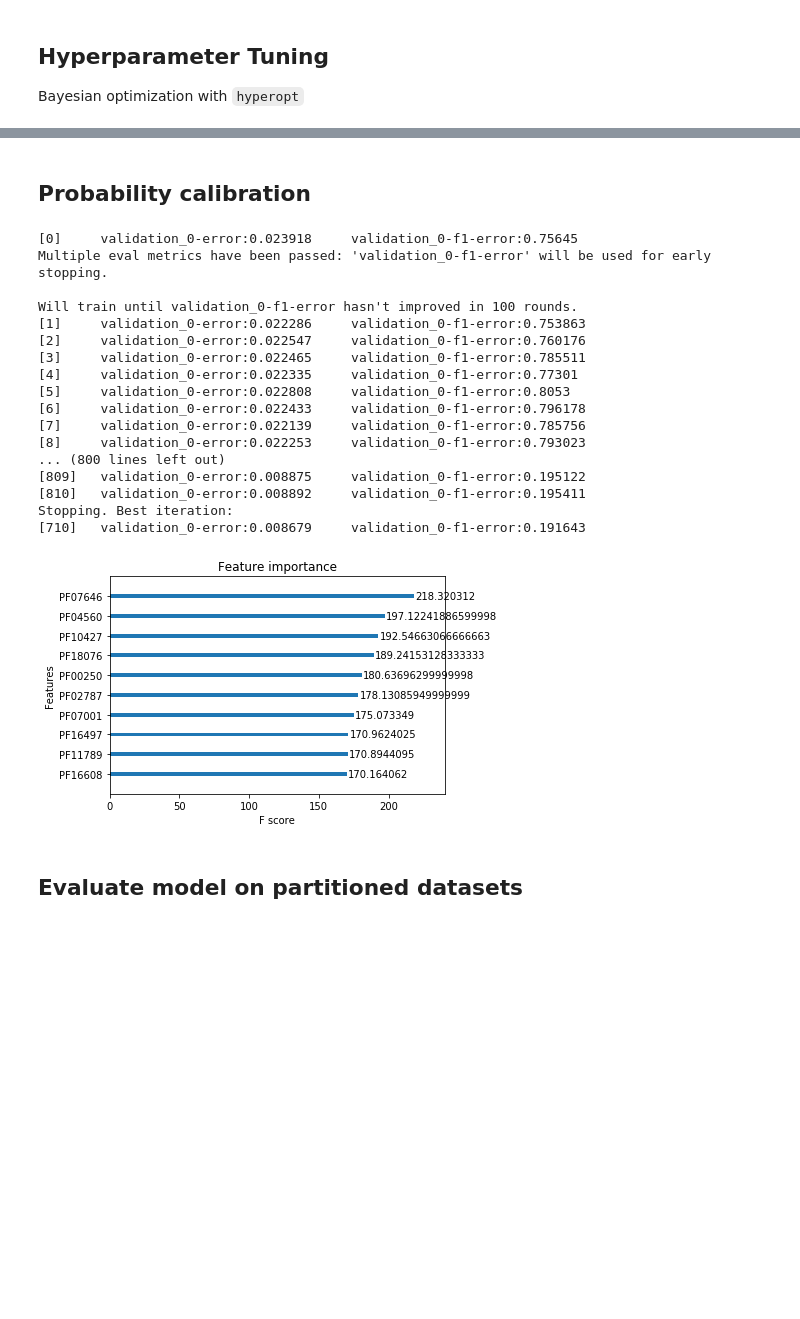
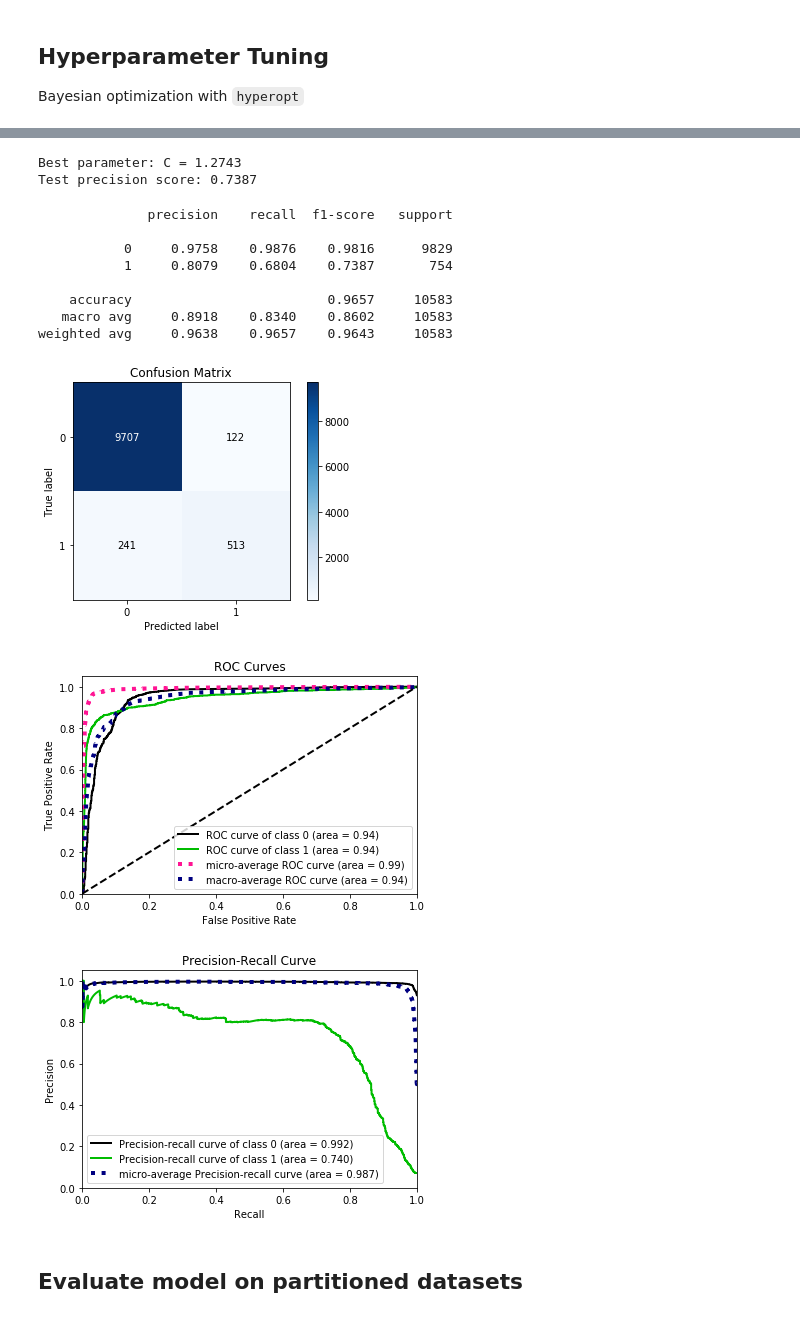
Before and after one commit to reinhartg/HP-PPI-prediction, a Jupyter notebook: codes/4. Classifier Training.ipynb, the cells around one changed output, grey strips where cells are left out. Saved outputs shown, nothing was run; the diff lists cells and outputs as text; code cells hidden in the pictures; blank space fills up the shorter version.

Commit message:
Replaced classifier training notebook with the logistic regression one

```diff
--- a/codes/4. Classifier Training.ipynb
+++ b/codes/4. Classifier Training.ipynb
@@ -61,12 +62,9 @@ pathogens = ['Bacan', 'Yerpe', 'Fratu']
 X, y = get_dataset(pathogens)
 print('Loaded %i samples with %i features' % X.shape)
 
-# Split into training and testing sets
-X_train, X_valid, y_train, y_valid = train_test_split(X, y, train_size=0.8,
-                                                      stratify=y, random_state=SEED)
-
-# Set up base classifier
-clf = XGBClassifier(n_estimators=4000, random_state=SEED, n_jobs=6)
+# Split data for training and testing
+X_train, X_test, y_train, y_test = train_test_split(X, y, test_size = 0.1, stratify=y,
+                                                    random_state=SEED)
 # %% [output]
 Loaded 105822 samples with 4456 features
 # %% [markdown]
@@ -144,39 +74,44 @@ for param in param_space.keys():
-# %% [markdown]
-## Probability calibration
 # %%
-# Train with validation
-_ = clf.fit(X_train, y_train, eval_set=[(X_valid, y_valid)],
-            eval_metric=f1_eval, early_stopping_rounds=100,
-            verbose=1)
+# Built-in logistic regression tuning with CV
+Cs = np.logspace(-2, 2, 20)
+clf = LogisticRegressionCV(Cs=Cs, penalty='l2', solver='lbfgs',
+                           cv=5, scoring='f1', max_iter=2000,
+                           n_jobs=5, random_state=SEED)
+
+_ = clf.fit(X_train, y_train)
 
 # Dump model as pickle
 _ = joblib.dump(clf, 'best_model.pkl')
-# %% [output]
-[0]     validation_0-error:0.023918     validation_0-f1-error:0.75645
-Multiple eval metrics have been passed: 'validation_0-f1-error' will be used for early stopping.
-
-Will train until validation_0-f1-error hasn't improved in 100 rounds.
-[1]     validation_0-error:0.022286     validation_0-f1-error:0.753863
-[2]     validation_0-error:0.022547     validation_0-f1-error:0.760176
-[3]     validation_0-error:0.022465     validation_0-f1-error:0.785511
-[4]     validation_0-error:0.022335     validation_0-f1-error:0.77301
-[5]     validation_0-error:0.022808     validation_0-f1-error:0.8053
-[6]     validation_0-error:0.022433     validation_0-f1-error:0.796178
-[7]     validation_0-error:0.022139     validation_0-f1-error:0.785756
-[8]     validation_0-error:0.022253     validation_0-f1-error:0.793023
-... (800 lines left out)
-[809]   validation_0-error:0.008875     validation_0-f1-error:0.195122
-[810]   validation_0-error:0.008892     validation_0-f1-error:0.195411
-Stopping. Best iteration:
-[710]   validation_0-error:0.008679     validation_0-f1-error:0.191643
-# %%
-# Examine parameter importance
-## Assign feature names
-pfam = joblib.load('pfam.pkl')[1]
-
-clf.get_booster().feature_names = pfam
-_ = plot_importance(clf.get_booster(), importance_type='gain', max_num_features=10, grid=False)
-# %% [output]
-[figure, removed]
+# %%
+# Examine model parameter
+print('Best parameter: C = %.4f' % clf.C_)
+print('Test precision score: %.4f' % clf.score(X_test, y_test))
+# %% [output]
+Best parameter: C = 1.2743
+Test precision score: 0.7387
+# %%
+# Evaluate model
+y_pred = clf.predict(X_test)
+y_proba = clf.predict_proba(X_test)
+
+print(classification_report(y_test, y_pred, digits=4))
+
+# Plot metrics
+_ = plot_confusion_matrix(y_test, y_pred)
+_ = plot_roc(y_test, y_proba)
+_ = plot_precision_recall(y_test, y_proba)
+_ = plt.show()
+# %% [output]
+              precision    recall  f1-score   support
+
+           0     0.9758    0.9876    0.9816      9829
+           1     0.8079    0.6804    0.7387       754
+
+    accuracy                         0.9657     10583
+   macro avg     0.8918    0.8340    0.8602     10583
+weighted avg     0.9638    0.9657    0.9643     10583
+[figure, added]
+[figure, added]
+[figure, added]
 # %% [markdown]
 ## Evaluate model on partitioned datasets
```
Also changed, not shown: parts of 8 cells of this notebook.
